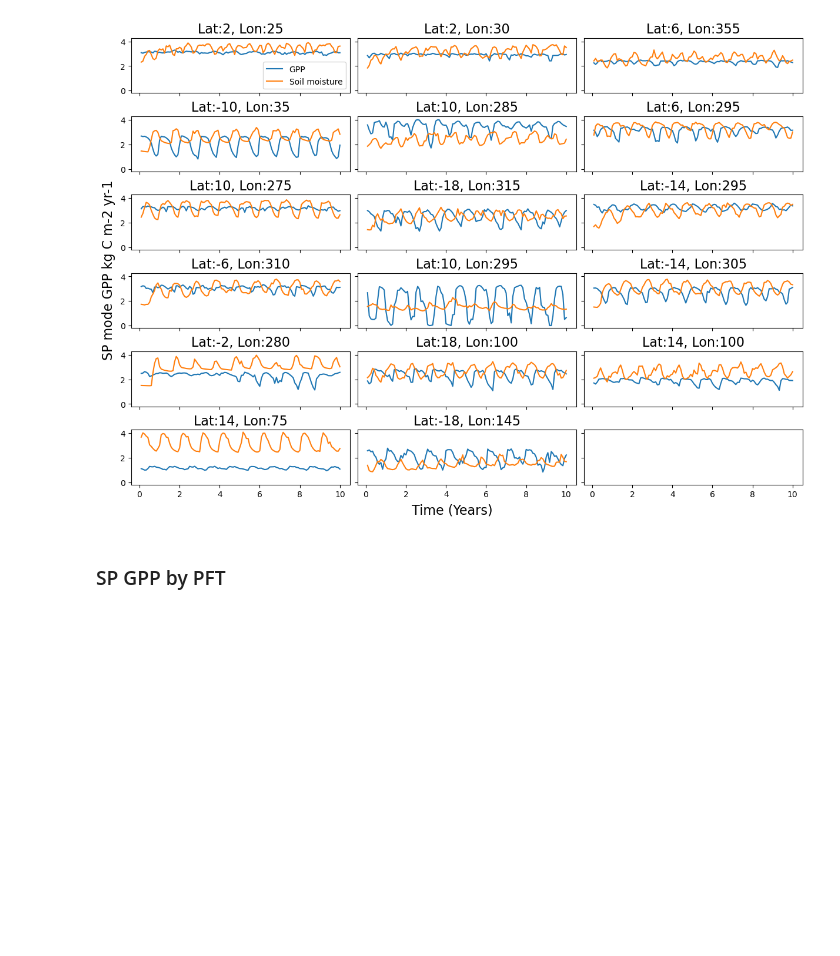
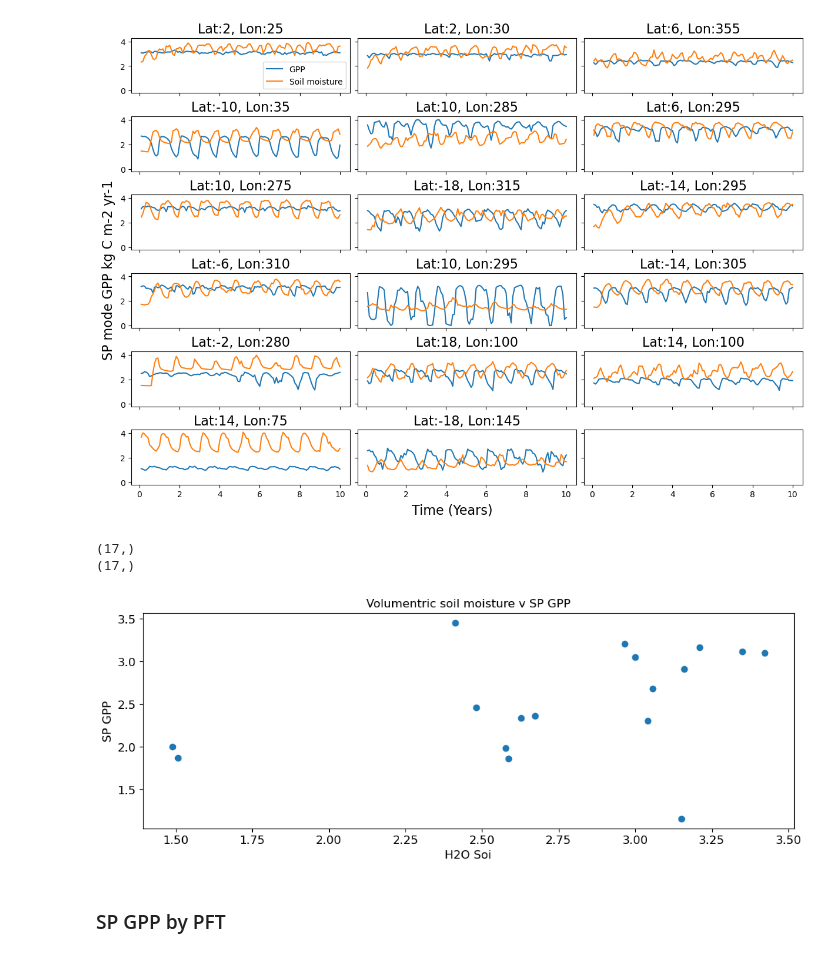
Before and after one commit to adrifoster/fates-global-cal, a Jupyter notebook: jupyter_ppe_scripts/jessie_scripts/Atkin_dbhinit_PPA_soilmoisture.ipynb, the cells around one changed output. Drawn from its saved outputs; the diff is of its cells as text; code cells hidden in the pictures; blank space fills up the shorter version.

Commit message:
Small change to jupyter file on high soil moisture run

```diff
--- a/jupyter_ppe_scripts/jessie_scripts/Atkin_dbhinit_PPA_soilmoisture.ipynb
+++ b/jupyter_ppe_scripts/jessie_scripts/Atkin_dbhinit_PPA_soilmoisture.ipynb
@@ -224,6 +224,27 @@ fig.supylabel(r'SP mode GPP kg C m-2 yr-1', fontsize=16)
 # %% [output]
 Text(0.02, 0.5, 'SP mode GPP kg C m-2 yr-1')
 [figure]
+# %%
+gpp_SP = fates_atkin_SP.FATES_GPP.mean('time')* 86400 * 365
+gpp_SP = gpp_SP.sel(lat=lat_un,lon=lon_un)
+
+h2osoi = fates_atkin.H2OSOI.sum('levgrnd').mean('time')
+h2osoi = h2osoi.sel(lat=lat_un,lon=lon_un)
+
+print(gpp_SP.shape)
+print(h2osoi.shape)
+
+fig2, ((f2ax0)) = plt.subplots(nrows=1,ncols=1, figsize=(12,4))
+
+f2ax0.scatter( h2osoi,gpp_SP)
+f2ax0.set_title(r'Volumentric soil moisture v SP GPP', fontsize = 12)
+f2ax0.set_ylabel(r'SP GPP', fontsize = 12)
+f2ax0.set_xlabel(r'H2O Soi', fontsize = 12)
+f2ax0.tick_params(labelsize=12)
+# %% [output]
+(17,)
+(17,)
+[figure, added]
 # %% [markdown]
 ### SP GPP by PFT
 # %%
```
